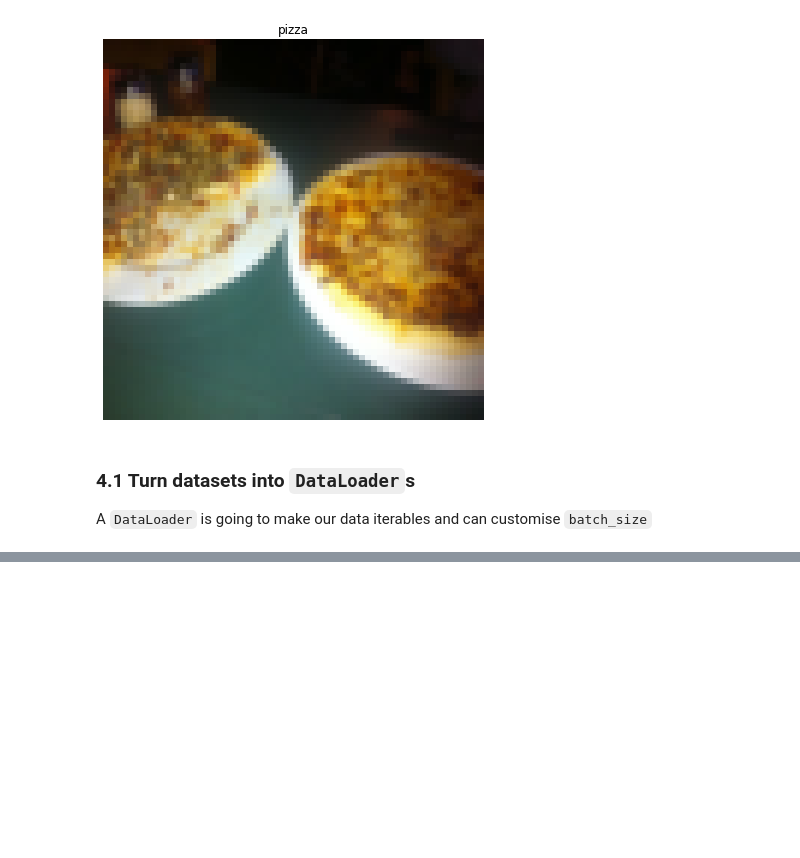
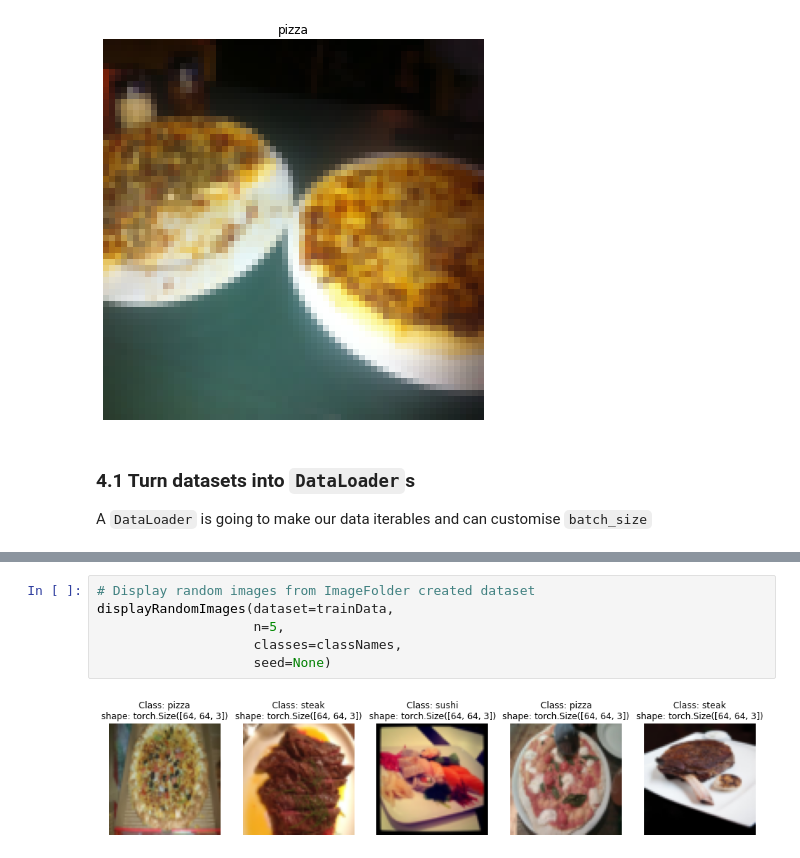
Before and after one commit to smbonilla/learningPyTorch, a Jupyter notebook: 04_pyTorchCustomDatasets.ipynb, the cells around one changed output, grey strips where cells are left out. Drawn from its saved outputs; the diff is of its cells as text; blank space fills up the shorter version.

```diff
--- a/04_pyTorchCustomDatasets.ipynb
+++ b/04_pyTorchCustomDatasets.ipynb
@@ -319,0 +563,8 @@ NVIDIA-SMI has failed because it couldn't communicate with the NVIDIA driver. Ma
+# %%
+# Display random images from ImageFolder created dataset
+displayRandomImages(dataset=trainData,
+                    n=5,
+                    classes=classNames,
+                    seed=None)
+# %% [output]
+[figure, added]
```
Also changed, not shown: parts of 28 cells of this notebook.
